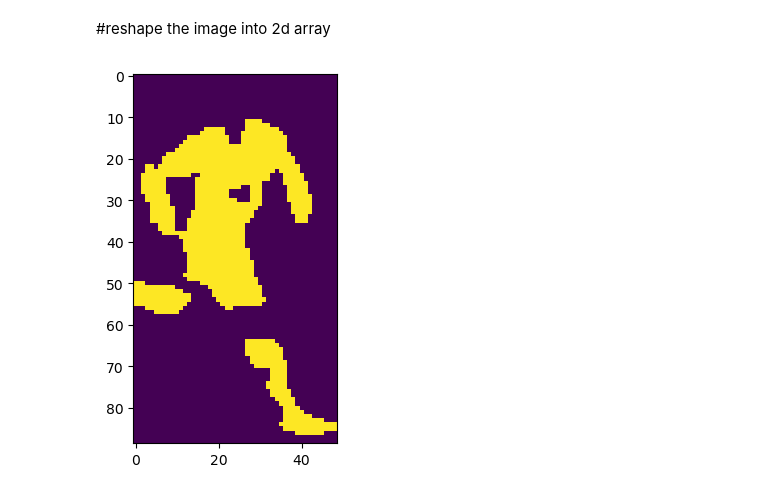
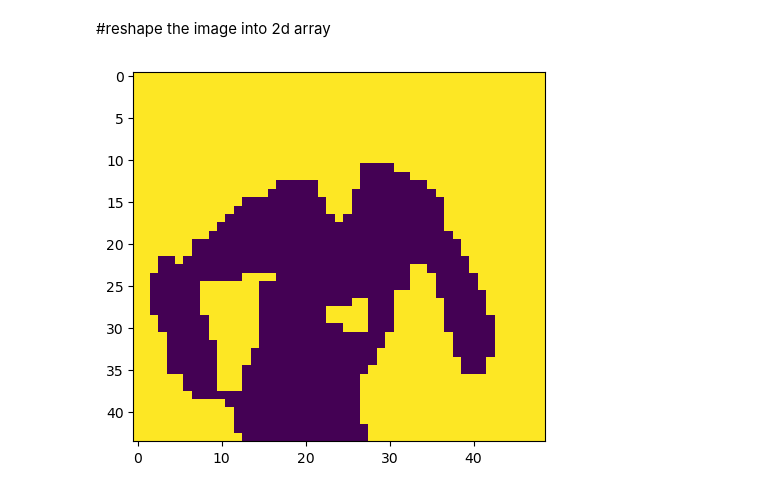
Before and after one commit to gabykassab00/django, a Jupyter notebook: ML/development_and_analysis/color_assignment.ipynb, the cells around one changed output. Cells and saved outputs as stored; diff of their text form; code cells hidden in the pictures.

```diff
--- a/ML/development_and_analysis/color_assignment.ipynb
+++ b/ML/development_and_analysis/color_assignment.ipynb
@@ -26,23 +26,23 @@ plt.show()
 # %% [markdown]
 #reshape the image into 2d array
 # %%
-image_2d = image.reshape(-1,3)
+image_2d = top_half_image.reshape(-1,3)
 
 #perform k-means clustering with 2 clusters
 
 kmeans = KMeans(n_clusters=2 , random_state = 0 )
 kmeans.fit(image_2d)
 
 #get the cluster label
 
 labels = kmeans.labels_
 
 #reshape the labels into the original image shape
 
-clustered_image = labels.reshape(image.shape[0],image.shape[1])
+clustered_image = labels.reshape(top_half_image.shape[0],top_half_image.shape[1])
 
 #display the clustered image
 plt.imshow(clustered_image)
 plt.show()
 # %% [output]
-[figure, old version]
+[figure, new version]
```
